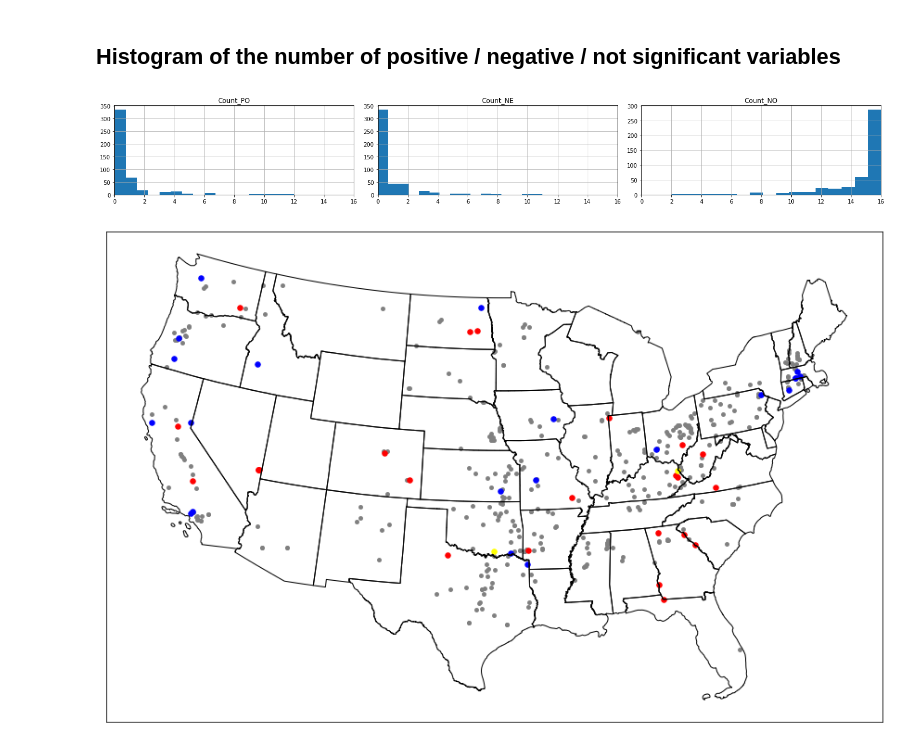
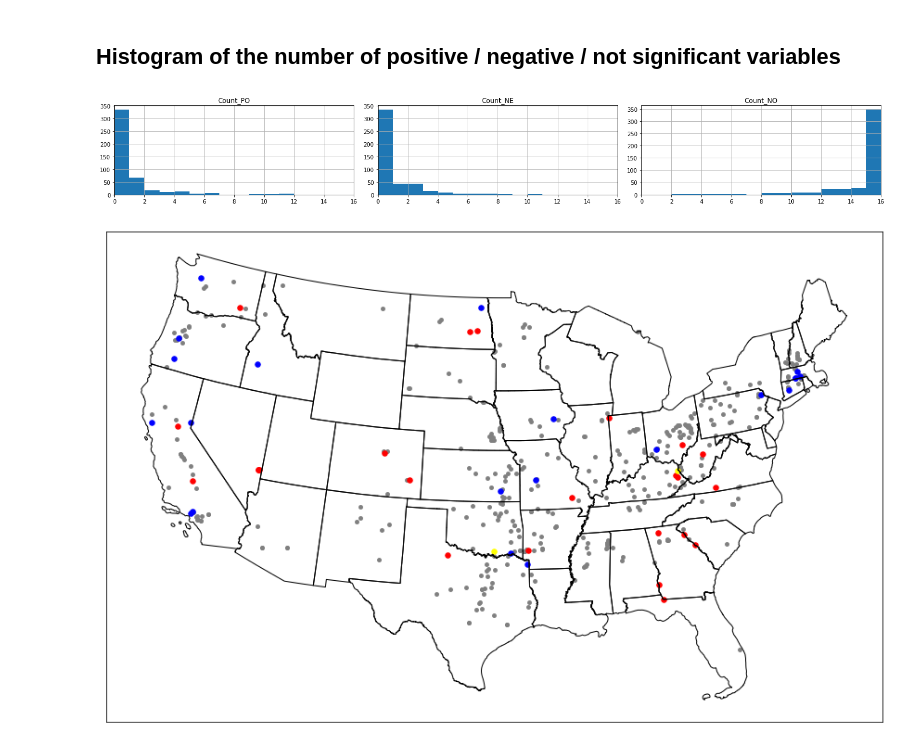
Before and after one commit to I-GUIDE/population_vulnerable_to_dam_failure, a Jupyter notebook: Global_Analysis.ipynb, the cells around one changed output. Cells and saved outputs as stored; diff of their text form; code cells hidden in the pictures.

```diff
--- a/Global_Analysis.ipynb
+++ b/Global_Analysis.ipynb
@@ -112,17 +116,20 @@ for col in mi_.columns:
 
 mi_
 
-fig, axes = plt.subplots(4, 4, figsize=(20,10))
+fig, axes = plt.subplots(4, 4, figsize=(20,15))
 ax = axes.reshape(-1)
 
+binwidth = 0.1
+n = 10
 for idx, col in enumerate(plot_cols_mi):
-    mi_[col].hist(ax=ax[idx])
+    bins = np.arange(math.floor(min(mi_[col]) * n) / n, math.ceil(max(mi_[col]) * n) / n + binwidth, binwidth)
+    mi_[col].hist(ax=ax[idx], bins=bins)
 
     ylim = ax[idx].get_ylim()[1]
     ax[idx].vlines(0, 0, ylim, color='black')
-    ax[idx].vlines(mi_[col].mean(), 0, ylim, color='red')
-    ax[idx].vlines(mi_[col].mean() - mi_[col].std(), 0, ylim, color='red', linestyle='dashed')
-    ax[idx].vlines(mi_[col].mean() + mi_[col].std(), 0, ylim, color='red', linestyle='dashed')
+#     ax[idx].vlines(mi_[col].mean(), 0, ylim, color='red')
+    ax[idx].vlines(-0.2, 0, ylim, color='red', linestyle='dashed')
+    ax[idx].vlines(0.2, 0, ylim, color='red', linestyle='dashed')
 
     ax[idx].set_title(label=f"{col}", fontsize=24)
     ax[idx].set_xlim(-1, 1)
@@ -144,8 +151,12 @@ for region in state_lookup['Region'].unique():
         ax = axes.reshape(-1)
 
         binwidth = 0.1
+        n = 10
         for idx, col in enumerate(plot_cols_mi):
-            mi_[col].hist(ax=ax[idx], bins=np.arange(min(mi_[col]), max(mi_[col]) + binwidth, binwidth))
+            bins = np.arange(math.floor(min(mi_[col]) * n) / n, math.ceil(max(mi_[col]) * n) / n + binwidth, binwidth)
+            mi_[col].hist(ax=ax[idx], bins=bins)
+
+#             mi_[col].hist(ax=ax[idx], bins=np.arange(min(mi_[col]), max(mi_[col]) + binwidth, binwidth))
             ylim = ax[idx].get_ylim()[1]
             ax[idx].vlines(0, 0, ylim, color='black')
             ax[idx].vlines(mi_[col].mean(), 0, ylim, color='red')
@@ -153,7 +164,7 @@ for region in state_lookup['Region'].unique():
             ax[idx].vlines(mi_[col].mean() + mi_[col].std(), 0, ylim, color='red', linestyle='dashed')
 
             ax[idx].set_title(label=f"{col}", fontsize=16)
-            ax[idx].set_xlim(-0.5, 0.5)
+            ax[idx].set_xlim(-1, 1)
             ax[idx].set_ylim(0, ylim)
 
         plt.tight_layout()
@@ -280,15 +291,20 @@ mi = mi.to_crs(epsg=5070)
 # %%
 fig, ax = plt.subplots(1, 3, figsize=(20,3))
 
-mi.hist('Count_PO', ax=ax[0], bins=16)
-mi.hist('Count_NE', ax=ax[1], bins=16)
-mi.hist('Count_NO', ax=ax[2], bins=16)
+n=1
+binwidth = 1
+for idx, col in enumerate(['Count_PO', 'Count_NE', 'Count_NO']):
+    bins = np.arange(math.floor(min(mi[col]) * n) / n,
+                     math.ceil(max(mi[col]) * n) / n + binwidth,
+                     binwidth
+                    )
+    mi.hist(col, ax=ax[idx], bins=bins)
+    ax[idx].set_xlim(0, 16)
 
-for a in ax:
-    a.set_xlim(0, 16)
 plt.tight_layout()
+plt.show()
 # %% [output]
-[figure, old version]
+[figure, new version]
 # %%
 fig, ax = plt.subplots(figsize=(15,15))
 state.boundary.plot(ax=ax, color='black', linewidth=1)
```
Also changed, not shown: parts of 15 cells of this notebook, 5 other files.
